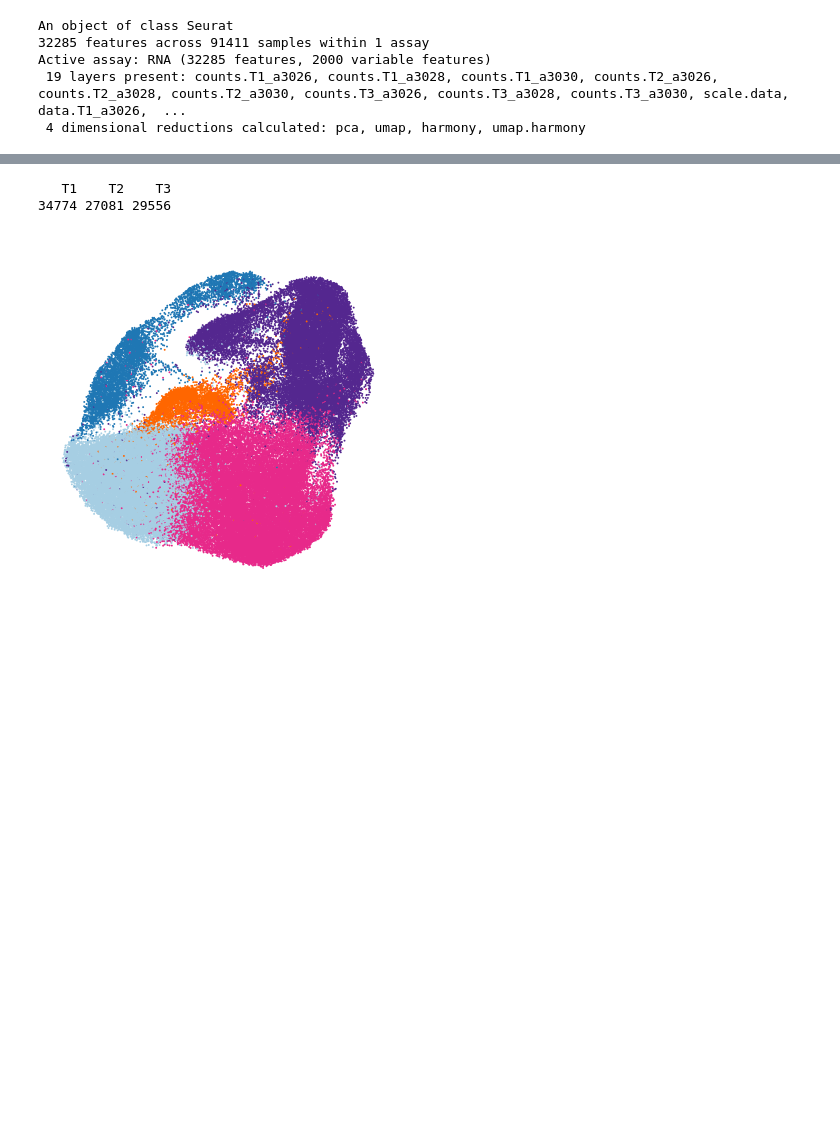
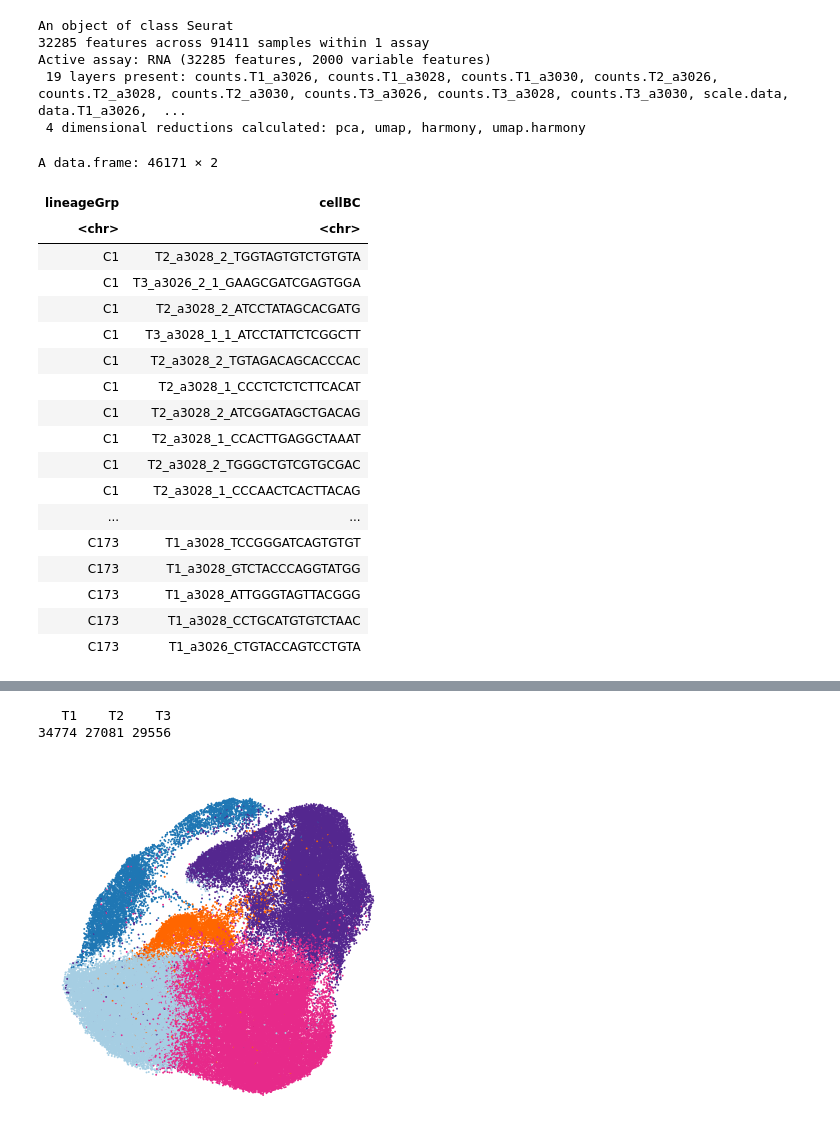
Before and after one commit to liangzhenhou/eTRACER, a Jupyter notebook: scRNA/harmony_integration_and_cluster.ipynb, the cells around one changed output, grey strips where cells are left out. Drawn from its saved outputs; the diff is of its cells as text; code cells hidden in the pictures; blank space fills up the shorter version.

```diff
--- a/scRNA/harmony_integration_and_cluster.ipynb
+++ b/scRNA/harmony_integration_and_cluster.ipynb
@@ -249,4 +289,27 @@ for (cellBC in rownames(sc.all.merge@meta.data)){
 }
 
 sc.all.merge@meta.data$cellName <- paste0(sc.all.merge@meta.data$orig.ident,'_',cellBCs)
+# %%
+cell_lineage <- read.table('/syn1/liangzhen/jinhua_jilab_project/result/DNA_Amplicon/cell_lineage.csv',header = T,sep=',')
+cell_lineage
+# %% [output]
+A data.frame: 46171 × 2
+| lineageGrp | cellBC |
+| <chr> | <chr> |
+| C1 | T2_a3028_2_TGGTAGTGTCTGTGTA |
+| C1 | T3_a3026_2_1_GAAGCGATCGAGTGGA |
+| C1 | T2_a3028_2_ATCCTATAGCACGATG |
+| C1 | T3_a3028_1_1_ATCCTATTCTCGGCTT |
+| C1 | T2_a3028_2_TGTAGACAGCACCCAC |
+| C1 | T2_a3028_1_CCCTCTCTCTTCACAT |
+| C1 | T2_a3028_2_ATCGGATAGCTGACAG |
+| C1 | T2_a3028_1_CCACTTGAGGCTAAAT |
+| C1 | T2_a3028_2_TGGGCTGTCGTGCGAC |
+| C1 | T2_a3028_1_CCCAACTCACTTACAG |
+| ... | ... |
+| C173 | T1_a3028_TCCGGGATCAGTGTGT |
+| C173 | T1_a3028_GTCTACCCAGGTATGG |
+| C173 | T1_a3028_ATTGGGTAGTTACGGG |
+| C173 | T1_a3028_CCTGCATGTGTCTAAC |
+| C173 | T1_a3026_CTGTACCAGTCCTGTA |
 # %%
```
Also changed, not shown: parts of 16 cells of this notebook.
